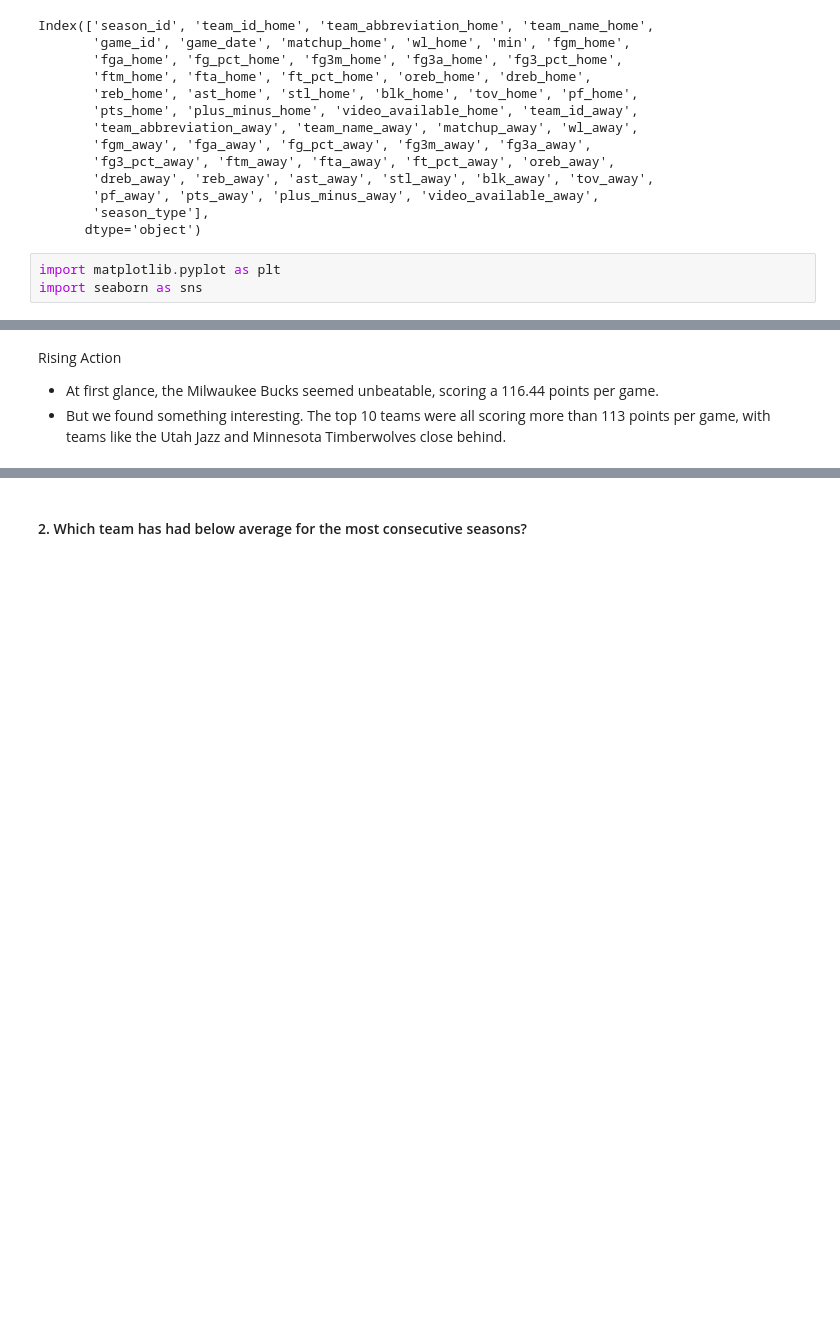
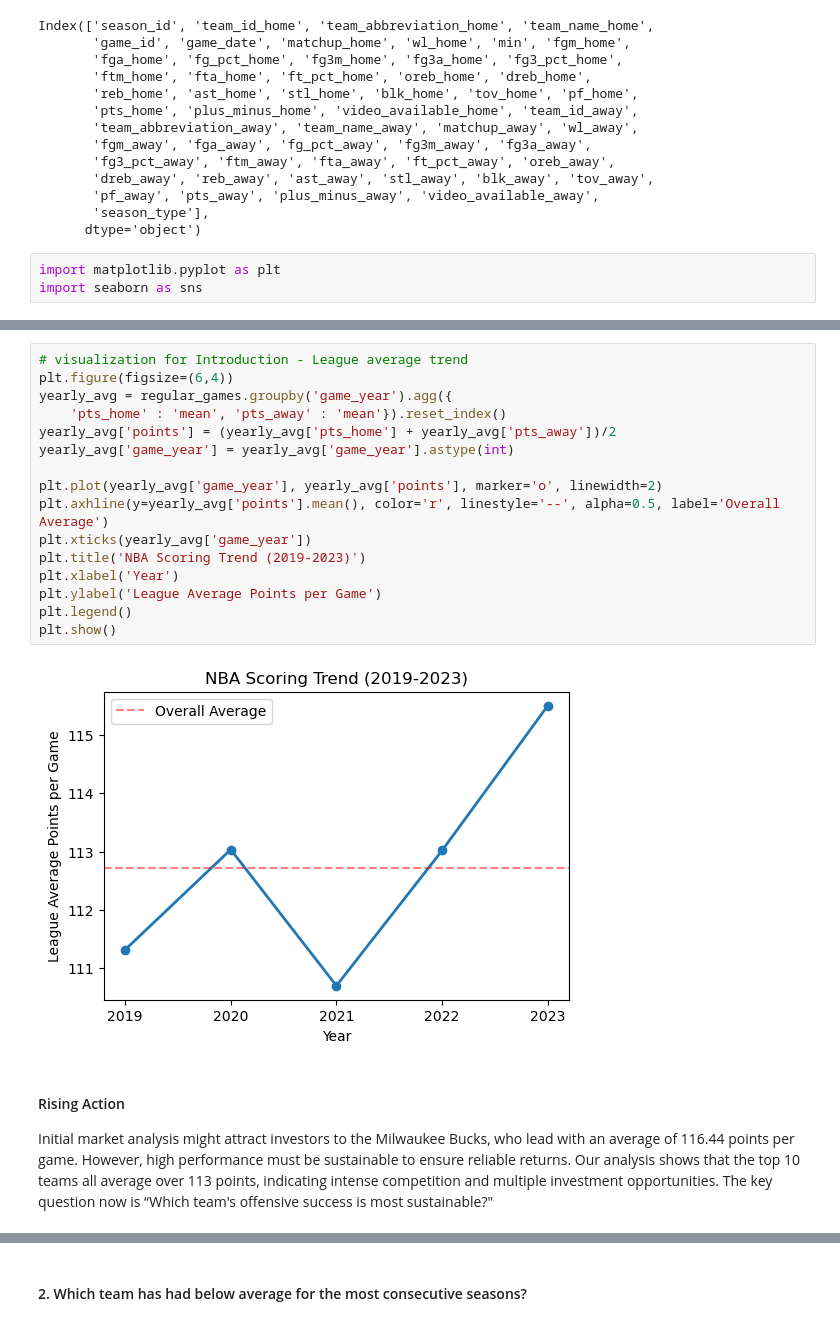
Before and after one commit to thezachdrake/UMD-INST627-Fall2024, a Jupyter notebook: notebooks/kim_revised.ipynb, the cells around one changed output, grey strips where cells are left out. Drawn from its saved outputs; the diff is of its cells as text; blank space fills up the shorter version.

```diff
--- a/notebooks/kim_revised.ipynb
+++ b/notebooks/kim_revised.ipynb
@@ -313,4 +261,22 @@ team_id    team_name
+# %%
+# visualization for Introduction - League average trend
+plt.figure(figsize=(6,4))
+yearly_avg = regular_games.groupby('game_year').agg({
+    'pts_home' : 'mean', 'pts_away' : 'mean'}).reset_index()
+yearly_avg['points'] = (yearly_avg['pts_home'] + yearly_avg['pts_away'])/2
+yearly_avg['game_year'] = yearly_avg['game_year'].astype(int)
+
+plt.plot(yearly_avg['game_year'], yearly_avg['points'], marker='o', linewidth=2)
+plt.axhline(y=yearly_avg['points'].mean(), color='r', linestyle='--', alpha=0.5, label='Overall Average')
+plt.xticks(yearly_avg['game_year'])
+plt.title('NBA Scoring Trend (2019-2023)')
+plt.xlabel('Year')
+plt.ylabel('League Average Points per Game')
+plt.legend()
+plt.show()
+# %% [output]
+[figure, added]
 # %% [markdown]
-Rising Action
-- At first glance, the Milwaukee Bucks seemed unbeatable, scoring a 116.44 points per game.
-- But we found something interesting. The top 10 teams were all scoring more than 113 points per game, with teams like the Utah Jazz and Minnesota Timberwolves close behind.
+#### Rising Action
+
+Initial market analysis might attract investors to the Milwaukee Bucks, who lead with an average of 116.44 points per game. However, high performance must be sustainable to ensure reliable returns. Our analysis shows that the top 10 teams all average over 113 points, indicating intense competition and multiple investment opportunities. The key question now is “Which team's offensive success is most sustainable?"
```
Also changed, not shown: parts of 56 cells of this notebook, 2 other files.
